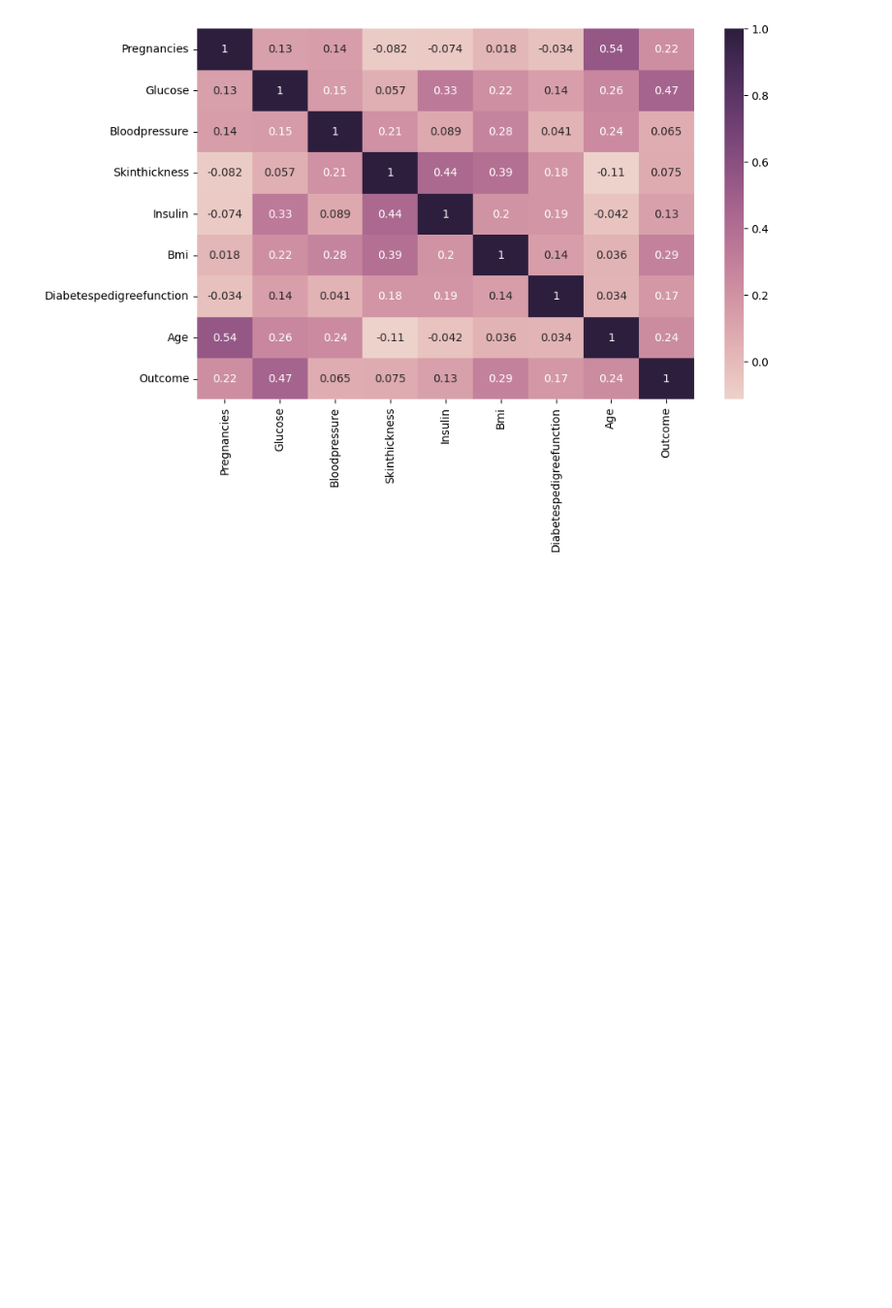
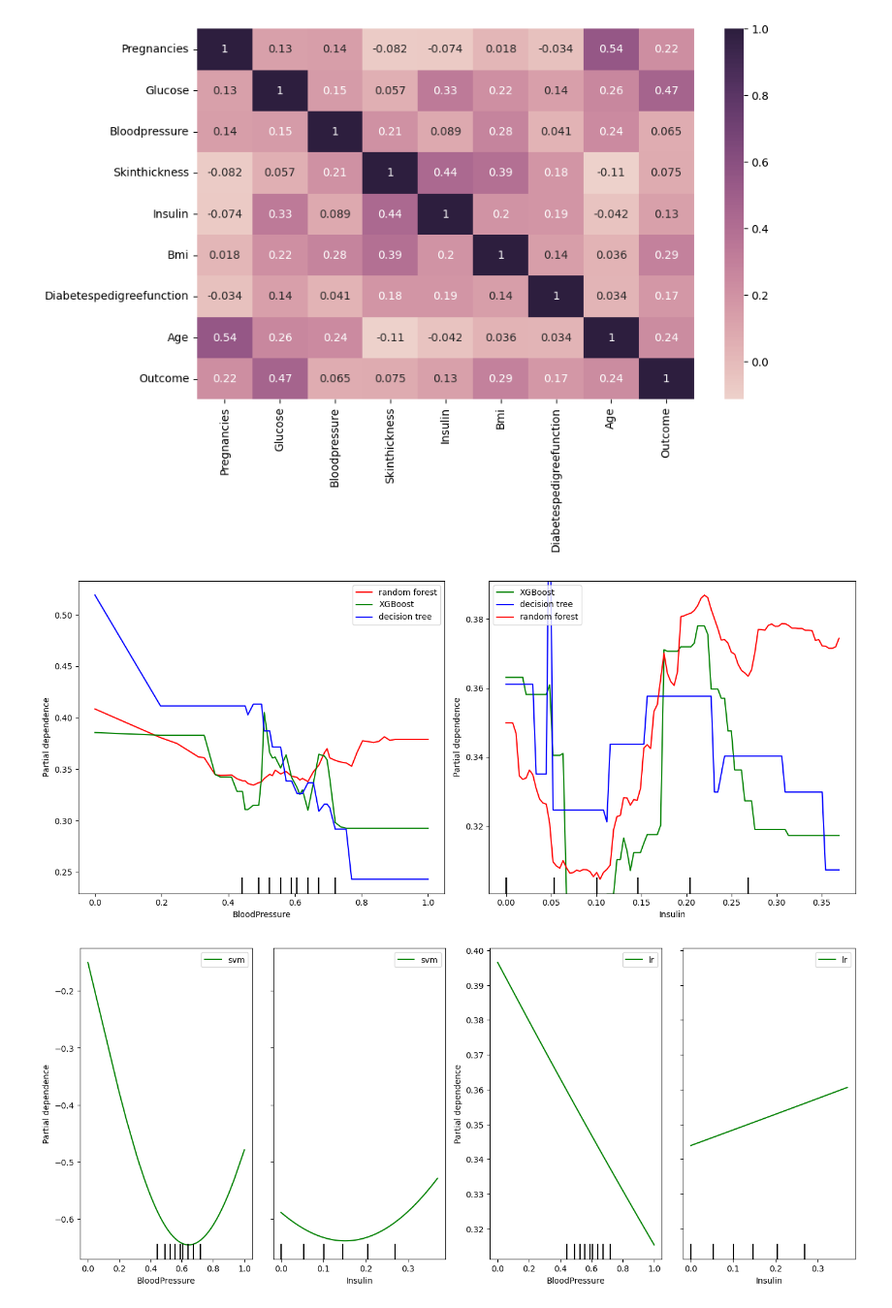
Before and after one commit to Versus-91/blackboxofmachinelearning, a Jupyter notebook: diabetes.ipynb, the cells around one changed output. Shown: that part at 97% size. Cells and saved outputs as stored; diff of their text form; code cells hidden in the pictures; blank space fills up the shorter version.

```diff
--- a/diabetes.ipynb
+++ b/diabetes.ipynb
@@ -507,3 +247,29 @@ fig, ax = plt.subplots(figsize=(10,6))
 _ = sns.heatmap(df.corr(), annot=True, xticklabels=h_labels, yticklabels=h_labels, cmap=sns.cubehelix_palette(as_cmap=True), ax=ax)
 # %% [output]
 [figure]
+# %%
+
+feature_names = [2,4]
+plt.figure(figsize=(14, 6))
+ax = plt.subplot(1, 2, 1)  # (rows, columns, index)
+disp1 =PartialDependenceDisplay.from_estimator(rf_model, X_train, features=[2],feature_names=X.columns, ax=ax,line_kw={"color": "red","label": "random forest"})
+PartialDependenceDisplay.from_estimator(xgb_model, X_train, features=[2],feature_names=X.columns, ax=disp1.axes_,line_kw={"color": "green","label": "XGBoost"})
+PartialDependenceDisplay.from_estimator(dt_model, X_train, features=[2],feature_names=X.columns, ax=disp1.axes_,line_kw={"color": "blue","label": "decision tree"})
+
+ax2 = plt.subplot(1, 2, 2)  # (rows, columns, index)
+disp2 =PartialDependenceDisplay.from_estimator(xgb_model, X_train, features=[4],feature_names=X.columns, ax=ax2,line_kw={"color": "green","label": "XGBoost"})
+PartialDependenceDisplay.from_estimator(dt_model, X_train, features=[4],feature_names=X.columns, ax=disp2.axes_,line_kw={"color": "blue","label": "decision tree"})
+PartialDependenceDisplay.from_estimator(rf_model, X_train, features=[4],feature_names=X.columns, ax=disp2.axes_,line_kw={"color": "red","label": "random forest"})
+plt.tight_layout()  # Adjust spacing between plots for better appearance
+plt.show()
+
+plt.figure(figsize=(14, 6))
+ax3 = plt.subplot(1, 2, 1)  # (rows, columns, index)
+PartialDependenceDisplay.from_estimator(svm_model, X_train, features=feature_names,feature_names=X.columns, ax=ax3,line_kw={"color": "green","label": "svm"})
+ax4 = plt.subplot(1, 2, 2)  # (rows, columns, index)
+PartialDependenceDisplay.from_estimator(lr_model, X_train, features=feature_names,feature_names=X.columns, ax=ax4,line_kw={"color": "green","label": "lr"})
+plt.tight_layout()  # Adjust spacing between plots for better appearance
+plt.show()
+# %% [output]
+[figure, added]
+[figure, added]
```
Also changed, not shown: parts of 11 cells of this notebook, 13 other files.
